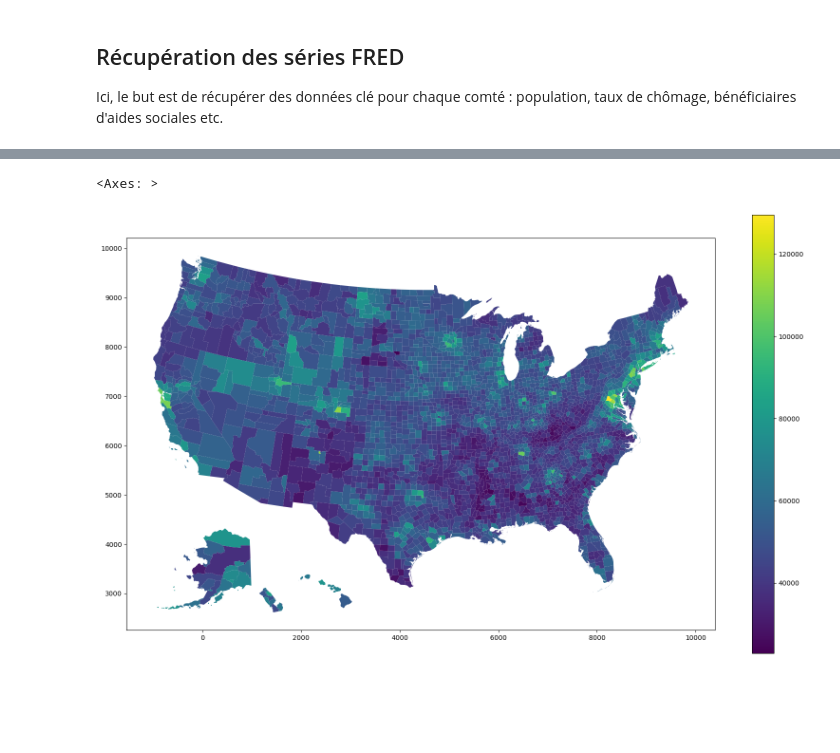
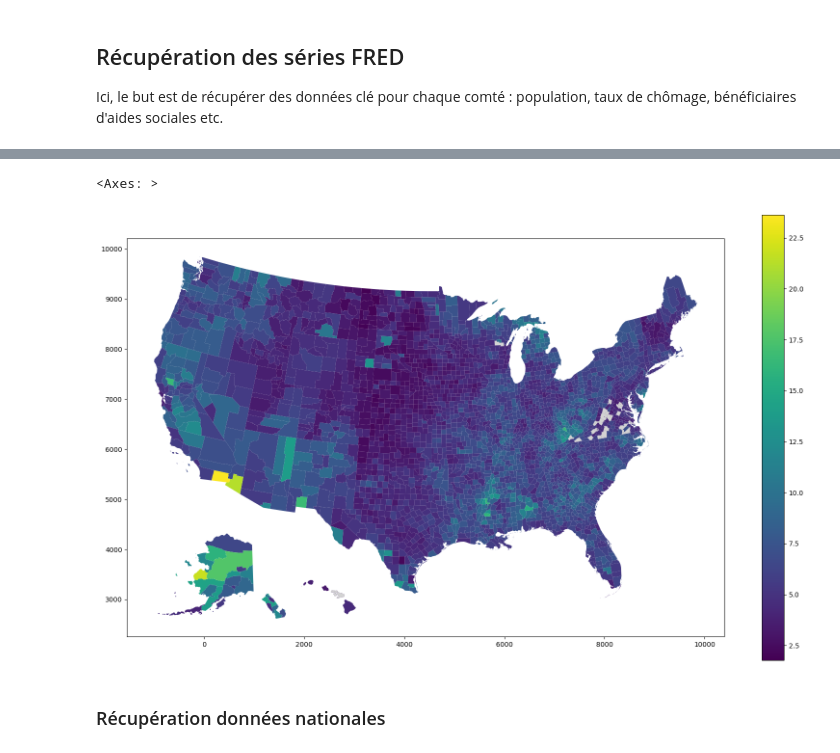
Before and after one commit to eleroux46/gun_violence, a Jupyter notebook: traitements_donnes.ipynb, the cells around one changed output, grey strips where cells are left out. Saved outputs shown, nothing was run; the diff lists cells and outputs as text; code cells hidden in the pictures; blank space fills up the shorter version.

```diff
--- a/traitements_donnes.ipynb
+++ b/traitements_donnes.ipynb
@@ -246,19 +246,23 @@ for id_county in tqdm(counties_db['id_county']):
 #Step 2 : Retrieve the ID of the specific series we want to study
 series_to_retrieve = {}
 for id_county in tqdm(counties_db['id_county']):
-    unemp_rate_id = med_h_income_id = 'not found'
+    unemp_rate_id = med_h_income_id = resident_pop_id = snap_beneficiaries_id = 'not found'
     for serie in dict_series[id_county]:
         if ("Unemployment Rate" in serie["title"]) and ("Monthly" in serie["frequency"]):
             unemp_rate_id = serie['id']
         if ("Estimate of Median Household Income" in serie["title"]) and ("Interval" not in serie["title"]):
             med_h_income_id = serie['id']
-    series_to_retrieve[id_county] = (unemp_rate_id, med_h_income_id)
+        if ("Resident Population" in serie["title"]):
+            resident_pop_id = serie['id']
+        if ("SNAP Benefits Recipients" in serie["title"]):
+            snap_beneficiaries_id = serie['id']
+    series_to_retrieve[id_county] = (unemp_rate_id, med_h_income_id, resident_pop_id, snap_beneficiaries_id)
 #eg : series_to_retrieve = {id_county_1 : (series_1_id, series_2_id, ...)}
 # %%
 #Step 3 : Determine the value associated with the series
 list_of_values = {}
 for id_county in tqdm(counties_db['id_county']):
-    list_of_values[id_county] = [np.nan]*2 #Here 2=nb of variables
+    list_of_values[id_county] = [np.nan]*4 #Here 2=nb of variables
     for index, id_series in enumerate(series_to_retrieve[id_county]):
         #Here, list_of_series = (series_1_id, series_2_id, ...)
         #For now, suppose that all data are means
@@ -308,6 +296,8 @@ counties_db
 # %%
 test_db = gpd.GeoDataFrame(counties_db)
-test_db.plot('med_h_income', legend=True, figsize=(20,12))
+test_db.plot('unemp_rate', legend=True, figsize=(20,12), missing_kwds={'color': 'lightgray'})
 # %% [output]
 <Axes: >
-[figure, old version]
+[figure, new version]
+# %% [markdown]
+### Récupération données nationales
```
Also changed, not shown: parts of 9 cells of this notebook.
